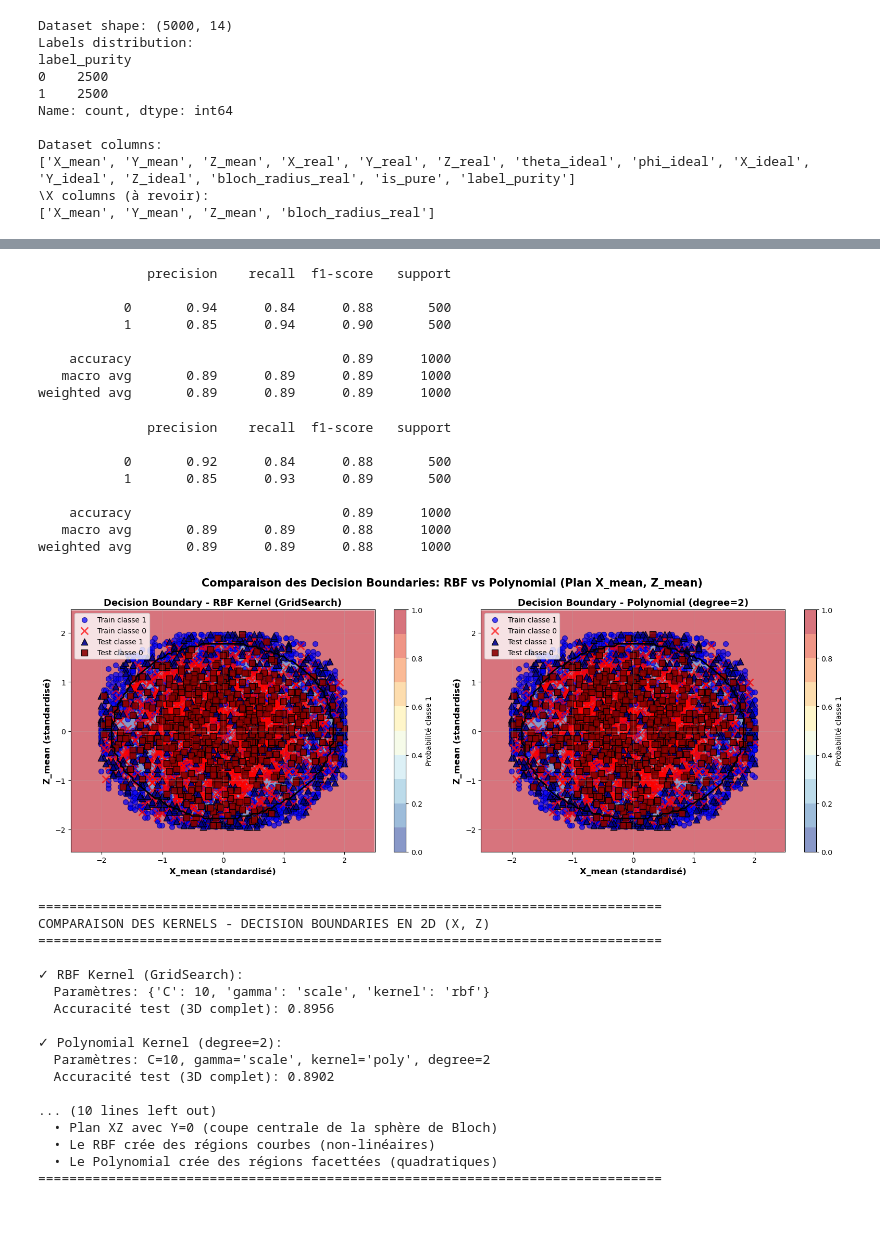
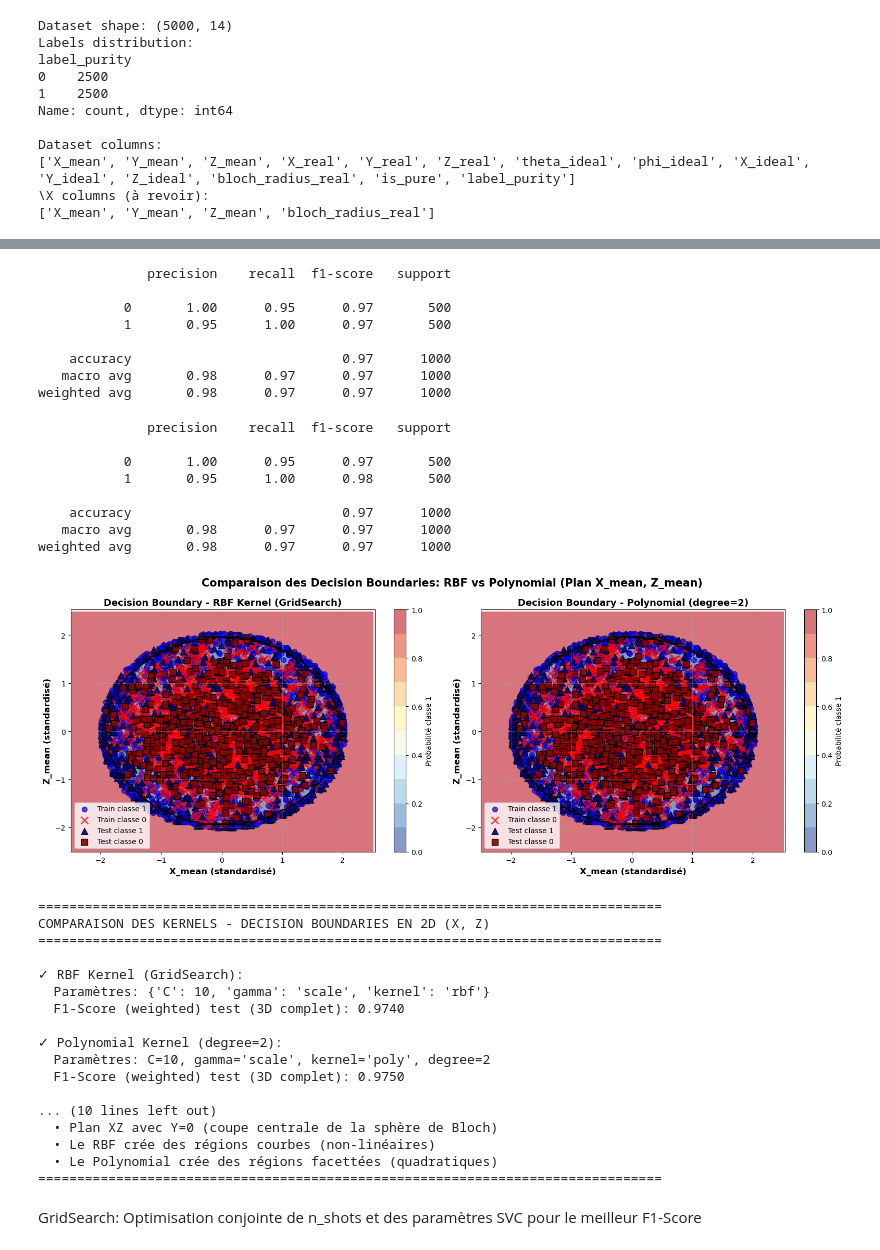
Before and after one commit to TonyPansera/Quantum-state-tomography, a Jupyter notebook: model_ML/test_classification.ipynb, the cells around one changed output, grey strips where cells are left out. Saved outputs shown, nothing was run; the diff lists cells and outputs as text; code cells hidden in the pictures; blank space fills up the shorter version.

```diff
--- a/model_ML/test_classification.ipynb
+++ b/model_ML/test_classification.ipynb
@@ -498,7 +540,7 @@ optimal n_shots = 5000
 # Dataset creation
 
 df_purity_5000, X, y = build_purity_classification_dataset(
-    n_shots=100,
+    n_shots=5000,
     n_states_total=5000,
     mixed_proportion=0.5  # proportion of mixed states
 )
@@ -569,12 +611,12 @@ print(classification_report(y_test, y_pred))
 # %% [output]
               precision    recall  f1-score   support
 
-           0       0.94      0.84      0.88       500
-           1       0.85      0.94      0.90       500
+           0       1.00      0.95      0.97       500
+           1       0.95      1.00      0.97       500
 
-    accuracy                           0.89      1000
-   macro avg       0.89      0.89      0.89      1000
-weighted avg       0.89      0.89      0.89      1000
+    accuracy                           0.97      1000
+   macro avg       0.98      0.97      0.97      1000
+weighted avg       0.98      0.97      0.97      1000
 # %%
 model_poly_2=SVC(C= 10, gamma= 'scale', kernel= 'poly', degree=2)
 model_poly_2.fit(X_train, y_train)
@@ -583,12 +625,12 @@ print(classification_report(y_test, y_pred_poly_2))
 # %% [output]
               precision    recall  f1-score   support
 
-           0       0.92      0.84      0.88       500
-           1       0.85      0.93      0.89       500
+           0       1.00      0.95      0.97       500
+           1       0.95      1.00      0.98       500
 
-    accuracy                           0.89      1000
-   macro avg       0.89      0.89      0.88      1000
-weighted avg       0.89      0.89      0.88      1000
+    accuracy                           0.97      1000
+   macro avg       0.98      0.97      0.97      1000
+weighted avg       0.98      0.97      0.97      1000
 # %%
 # Visualisation des decision boundaries en 2D: RBF vs Polynomial (plan X_mean, Z_mean)
 
@@ -688,53 +730,56 @@ print("="*80)
 print("COMPARAISON DES KERNELS - DECISION BOUNDARIES EN 2D (X, Z)")
 print("="*80)
 
 # Prédictions pour évaluation sur le plan 2D avec Y=0
 from sklearn.metrics import f1_score, classification_report
 
 y_pred_rbf_2d = model_5000.predict(X_test)
 y_pred_poly_2d = model_poly_2.predict(X_test)
 
-rbf_f1_score_2d = f1_score(y_test_labels, y_pred_rbf_2d)
-poly_f1_score_2d = f1_score(y_test_labels, y_pred_poly_2d)
+# Utiliser le F1-score pondéré
+rbf_f1_score_2d = f1_score(y_test_labels, y_pred_rbf_2d, average='weighted')
+poly_f1_score_2d = f1_score(y_test_labels, y_pred_poly_2d, average='weighted')
 
 print(f"\n✓ RBF Kernel (GridSearch):")
 print(f"  Paramètres: {grid_search.best_params_}")
-print(f"  Accuracité test (3D complet): {rbf_f1_score_2d:.4f}")
+print(f"  F1-Score (weighted) test (3D complet): {rbf_f1_score_2d:.4f}")
 
 print(f"\n✓ Polynomial Kernel (degree=2):")
 print(f"  Paramètres: C=10, gamma='scale', kernel='poly', degree=2")
-print(f"  Accuracité test (3D complet): {poly_f1_score_2d:.4f}")
+print(f"  F1-Score (weighted) test (3D complet): {poly_f1_score_2d:.4f}")
 
-print(f"\n✓ Différence d'accuracy: {abs(rbf_f1_score_2d - poly_f1_score_2d):.4f}")
+print(f"\n✓ Différence de F1-Score (weighted): {abs(rbf_f1_score_2d - poly_f1_score_2d):.4f}")
 print(f"  → RBF est meilleur: {rbf_f1_score_2d > poly_f1_score_2d}")
 
 print("\n✓ Visualisation 2D (Plan X_mean, Z_mean avec Y=0):")
 print(f"  • Fond coloré: Région de décision (bleu=classe 1, rouge=classe 0)")
 print(f"  • Ligne noire: Frontière de décision (boundary)")
 print(f"  • Cercles bleus (o): Points d'entraînement classe 1")
 print(f"  • Croix rouges (x): Points d'entraînement classe 0")
 print(f"  • Triangles bleus (^): Points de test classe 1")
 print(f"  • Carrés rouges (s): Points de test classe 0")
 print(f"  • Plan XZ avec Y=0 (coupe centrale de la sphère de Bloch)")
 print(f"  • Le RBF crée des régions courbes (non-linéaires)")
 print(f"  • Le Polynomial crée des régions facettées (quadratiques)")
 print("="*80)
 # %% [output]
-[figure, old version]
+[figure, new version]
 ================================================================================
 COMPARAISON DES KERNELS - DECISION BOUNDARIES EN 2D (X, Z)
 ================================================================================
 
 ✓ RBF Kernel (GridSearch):
   Paramètres: {'C': 10, 'gamma': 'scale', 'kernel': 'rbf'}
-  Accuracité test (3D complet): 0.8956
+  F1-Score (weighted) test (3D complet): 0.9740
 
 ✓ Polynomial Kernel (degree=2):
   Paramètres: C=10, gamma='scale', kernel='poly', degree=2
-  Accuracité test (3D complet): 0.8902
+  F1-Score (weighted) test (3D complet): 0.9750
 
 ... (10 lines left out)
   • Plan XZ avec Y=0 (coupe centrale de la sphère de Bloch)
   • Le RBF crée des régions courbes (non-linéaires)
   • Le Polynomial crée des régions facettées (quadratiques)
 ================================================================================
+# %% [markdown]
+GridSearch: Optimisation conjointe de n_shots et des paramètres SVC pour le meilleur F1-Score
```
Also changed, not shown: parts of 16 cells of this notebook.
